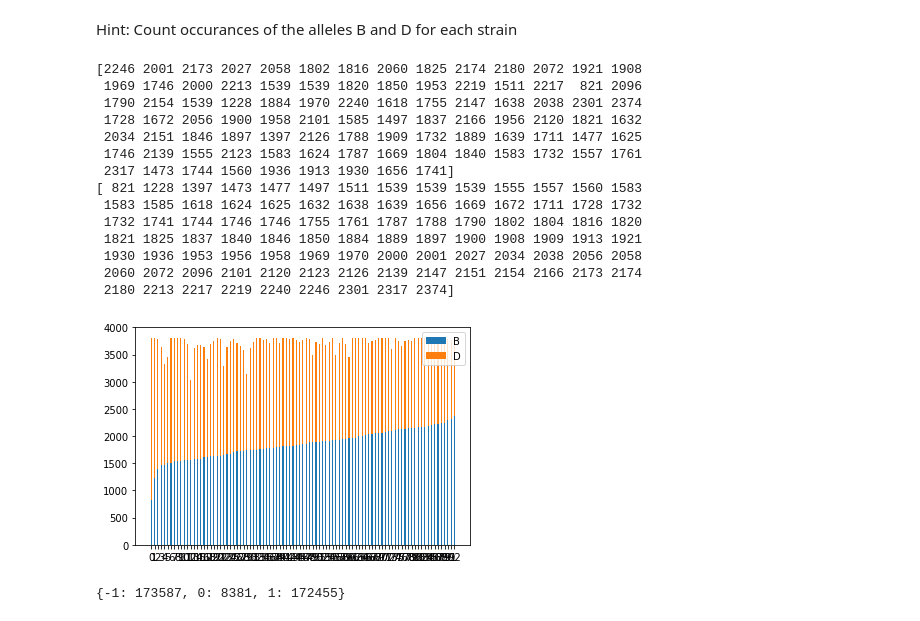
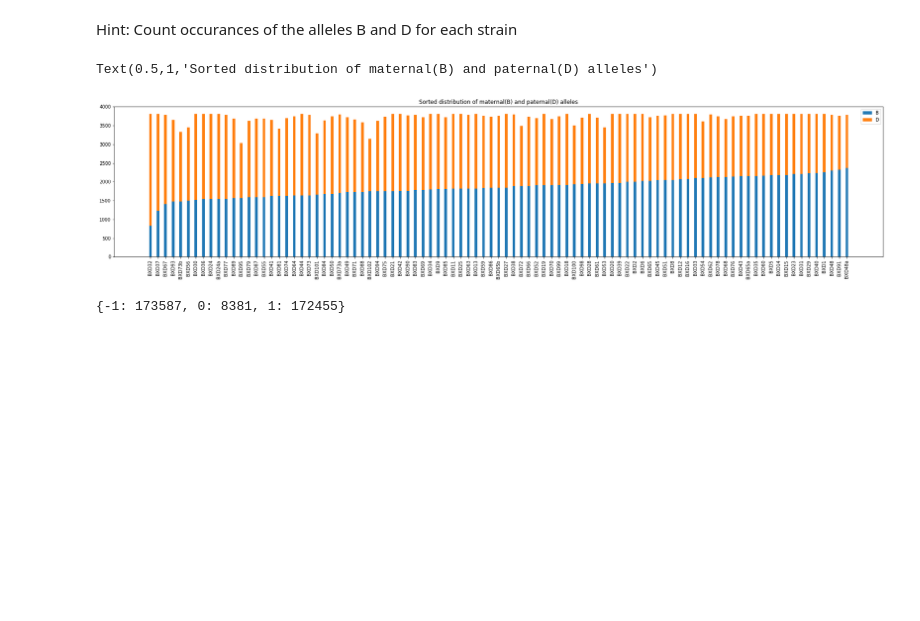
Before and after one commit to Osrip/Integrated_Bioinformatics, a Jupyter notebook: IntegratedBioinformatics/notebooks/Day2_Exploratory_Analysis.ipynb, the cells around one changed output. Drawn from its saved outputs; the diff is of its cells as text; code cells hidden in the pictures; blank space fills up the shorter version.

Commit message:
Day 2 Sorted distribution works

```diff
--- a/IntegratedBioinformatics/notebooks/Day2_Exploratory_Analysis.ipynb
+++ b/IntegratedBioinformatics/notebooks/Day2_Exploratory_Analysis.ipynb
@@ -158,49 +158,36 @@ Hint: Count occurances of the alleles B and D for each strain
 # %%
 amount_B = []
 amount_D = []
 for ind in range(np.shape(geno_num_part)[1]):
     col = geno_num_part.iloc[:,ind]
     unique, counts = np.unique(col, return_counts=True)
     cts = dict(zip(unique, counts))
     amount_B.append(cts[1])
     amount_D.append(cts[-1])
 argsort_B = np.argsort(amount_B)
 
 #Sorting according to amount of B
 amount_B = np.array(amount_B)
 amount_D = np.array(amount_D)
 sorted_B = amount_B[argsort_B]
 sorted_D = amount_D[argsort_B]
 col_names = geno_num_part.columns.tolist()
 col_names = np.array(col_names)
 sorted_cols = col_names[argsort_B]
 
 width = 0.35
 X = np.arange(len(amount_B))
 #plt.figure(figsize = 20)
+fig = plt.figure(figsize = [30, 6])
 p1 = plt.bar(X, sorted_B, width)
 p2 = plt.bar(X, sorted_D, width,
              bottom = sorted_B)
 plt.legend((p1[0], p2[0]), ('B', 'D'))
-plt.xticks(X, )
-print(amount_B)
-print(sorted_B)
+plt.xticks(X,sorted_cols, size = 10 , rotation=90)
+plt.title("Sorted distribution of maternal(B) and paternal(D) alleles")
 # %% [output]
-[2246 2001 2173 2027 2058 1802 1816 2060 1825 2174 2180 2072 1921 1908
- 1969 1746 2000 2213 1539 1539 1820 1850 1953 2219 1511 2217  821 2096
- 1790 2154 1539 1228 1884 1970 2240 1618 1755 2147 1638 2038 2301 2374
- 1728 1672 2056 1900 1958 2101 1585 1497 1837 2166 1956 2120 1821 1632
- 2034 2151 1846 1897 1397 2126 1788 1909 1732 1889 1639 1711 1477 1625
- 1746 2139 1555 2123 1583 1624 1787 1669 1804 1840 1583 1732 1557 1761
- 2317 1473 1744 1560 1936 1913 1930 1656 1741]
-[ 821 1228 1397 1473 1477 1497 1511 1539 1539 1539 1555 1557 1560 1583
- 1583 1585 1618 1624 1625 1632 1638 1639 1656 1669 1672 1711 1728 1732
- 1732 1741 1744 1746 1746 1755 1761 1787 1788 1790 1802 1804 1816 1820
- 1821 1825 1837 1840 1846 1850 1884 1889 1897 1900 1908 1909 1913 1921
- 1930 1936 1953 1956 1958 1969 1970 2000 2001 2027 2034 2038 2056 2058
- 2060 2072 2096 2101 2120 2123 2126 2139 2147 2151 2154 2166 2173 2174
- 2180 2213 2217 2219 2240 2246 2301 2317 2374]
+Text(0.5,1,'Sorted distribution of maternal(B) and paternal(D) alleles')
-[figure, old version]
+[figure, new version]
 # %%
 unique, counts = np.unique(geno_num_part, return_counts=True)
 
```
